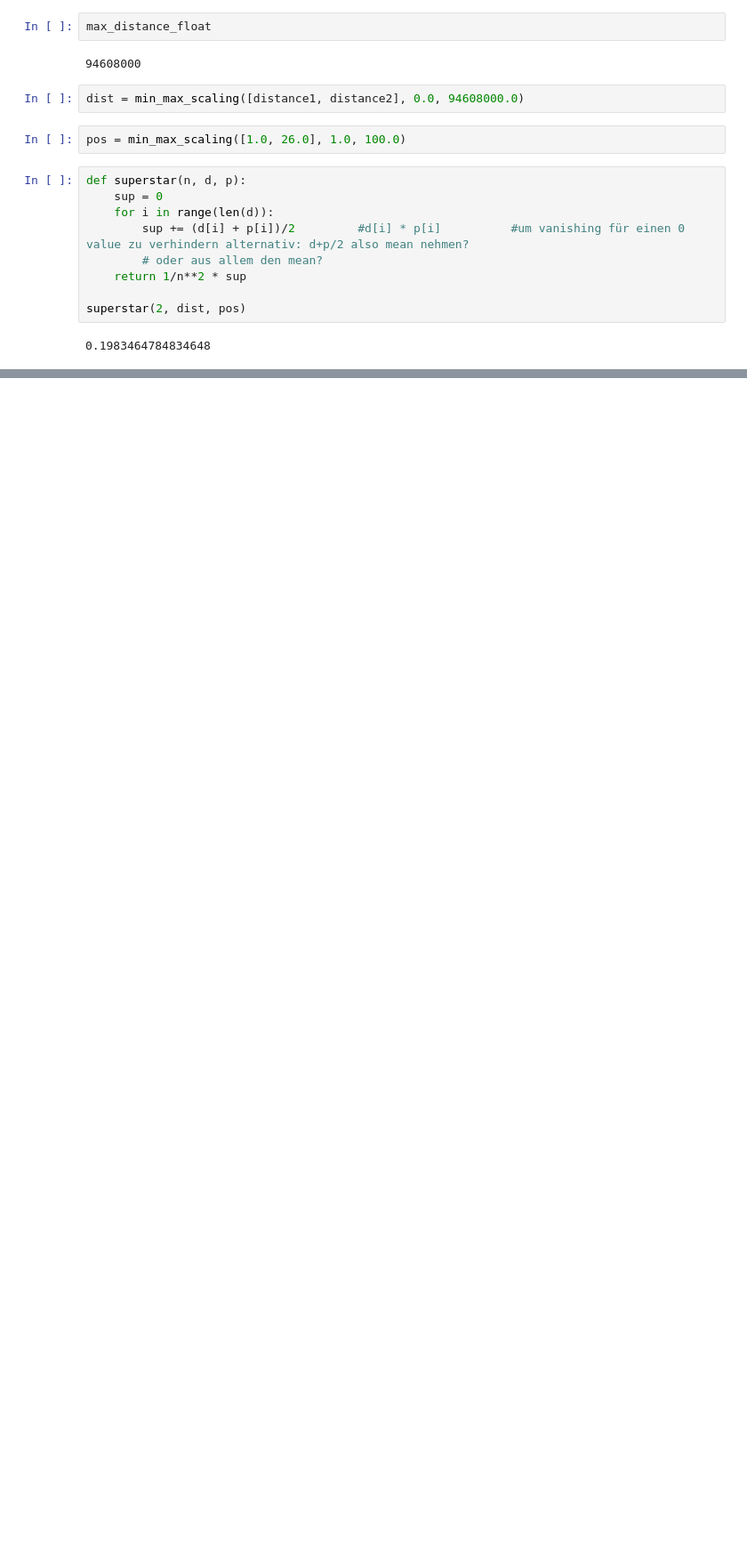
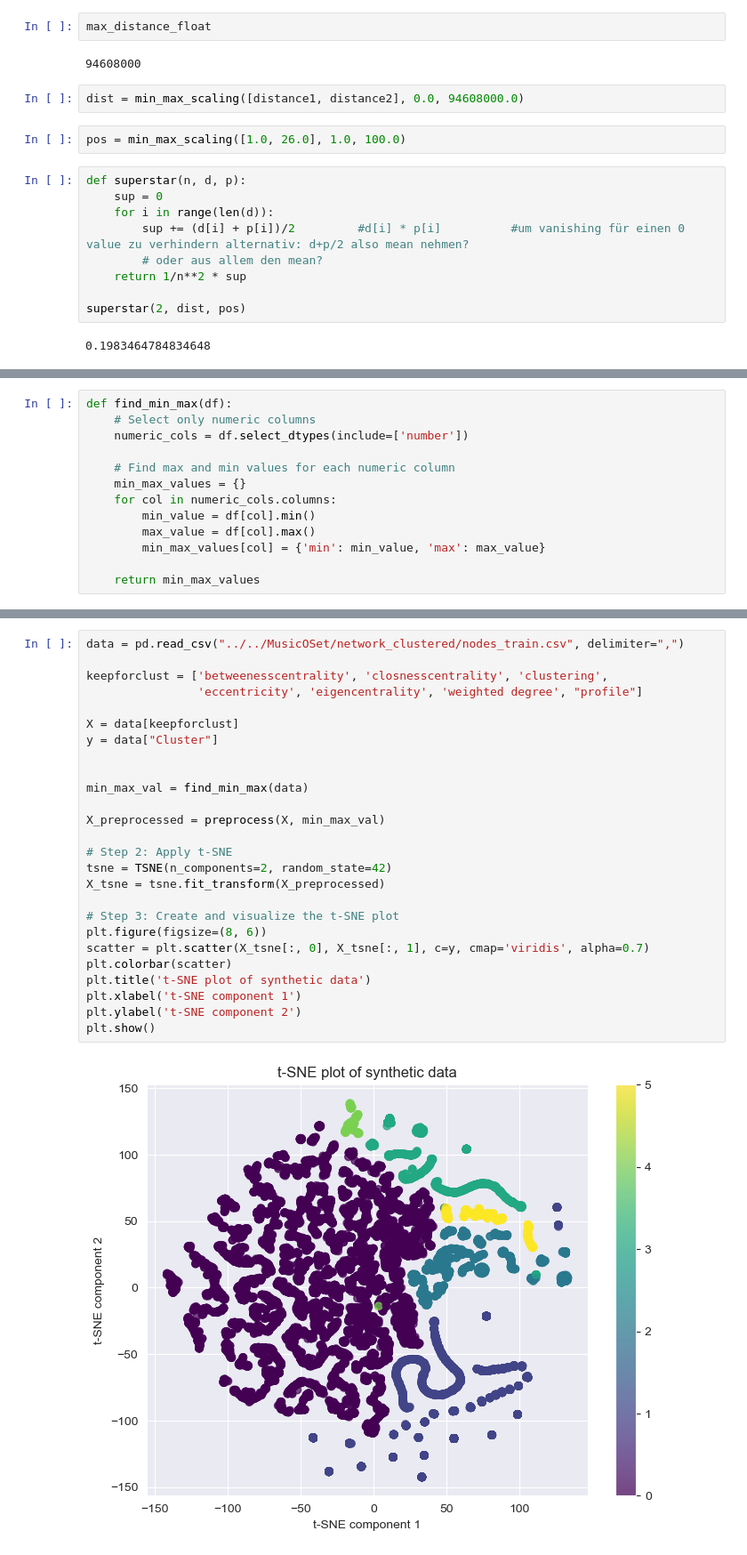
Before and after one commit to l4vd/Ba_first_tries, a Jupyter notebook: models/Original_MLP/try.ipynb, the cells around one changed output, grey strips where cells are left out. Shown at 89% size. Cells and saved outputs as stored; diff of their text form; blank space fills up the shorter version.

```diff
--- a/models/Original_MLP/try.ipynb
+++ b/models/Original_MLP/try.ipynb
@@ -991,0 +1113,13 @@ superstar(2, dist, pos)
+# %%
+def find_min_max(df):
+    # Select only numeric columns
+    numeric_cols = df.select_dtypes(include=['number'])
+
+    # Find max and min values for each numeric column
+    min_max_values = {}
+    for col in numeric_cols.columns:
+        min_value = df[col].min()
+        max_value = df[col].max()
+        min_max_values[col] = {'min': min_value, 'max': max_value}
+
+    return min_max_values
@@ -991,0 +1165,28 @@ superstar(2, dist, pos)
+# %%
+data = pd.read_csv("../../MusicOSet/network_clustered/nodes_train.csv", delimiter=",")
+
+keepforclust = ['betweenesscentrality', 'closnesscentrality', 'clustering',
+                'eccentricity', 'eigencentrality', 'weighted degree', "profile"]
+
+X = data[keepforclust]
+y = data["Cluster"]
+
+
+min_max_val = find_min_max(data)
+
+X_preprocessed = preprocess(X, min_max_val)
+
+# Step 2: Apply t-SNE
+tsne = TSNE(n_components=2, random_state=42)
+X_tsne = tsne.fit_transform(X_preprocessed)
+
+# Step 3: Create and visualize the t-SNE plot
+plt.figure(figsize=(8, 6))
+scatter = plt.scatter(X_tsne[:, 0], X_tsne[:, 1], c=y, cmap='viridis', alpha=0.7)
+plt.colorbar(scatter)
+plt.title('t-SNE plot of synthetic data')
+plt.xlabel('t-SNE component 1')
+plt.ylabel('t-SNE component 2')
+plt.show()
+# %% [output]
+[figure, added]
```
Also changed, not shown: parts of 6 cells of this notebook.
